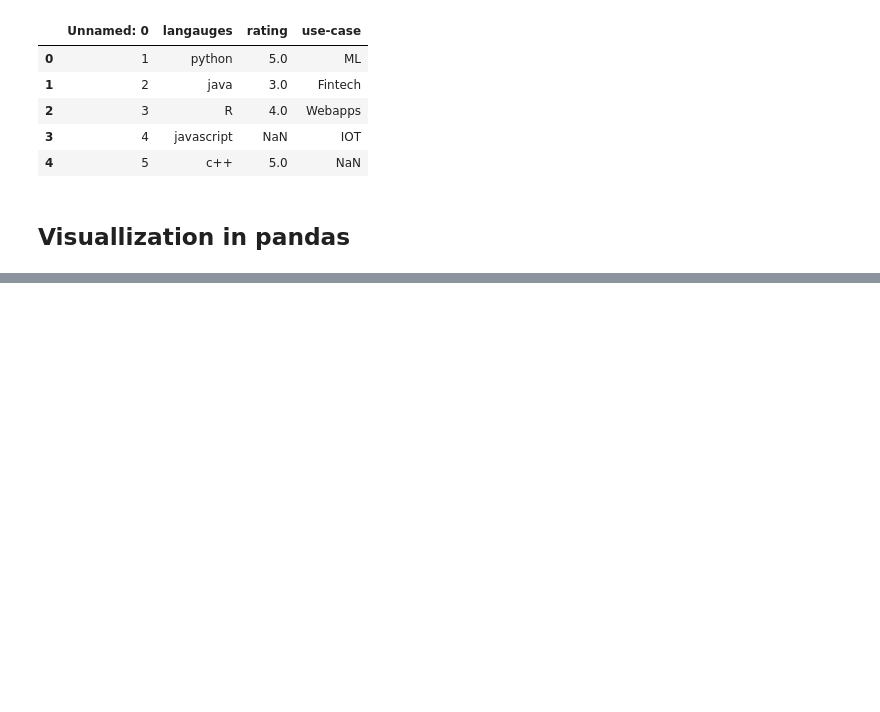
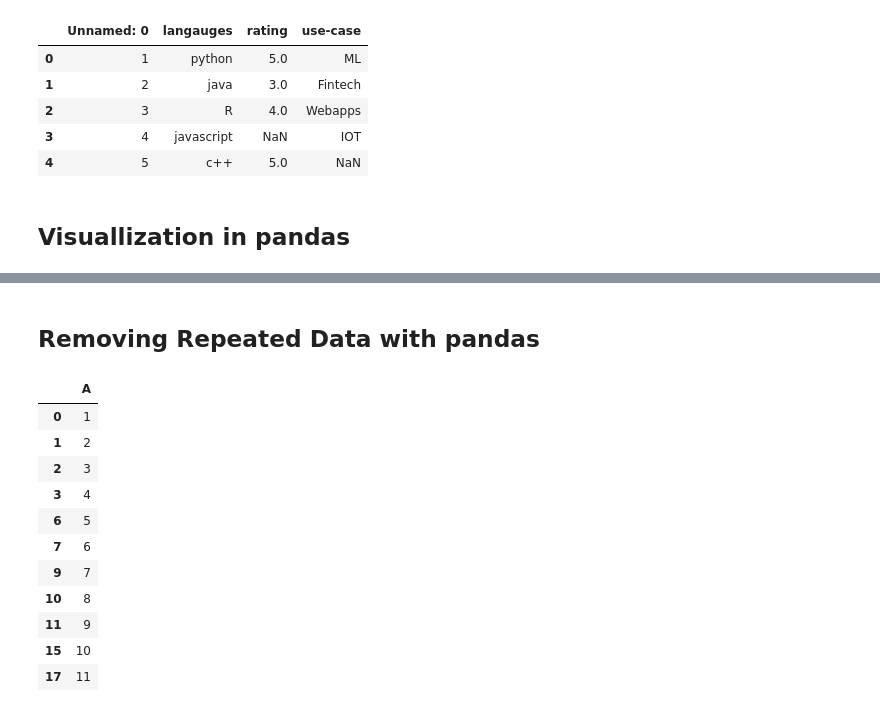
Before and after one commit to ikotun-dev/pandas, a Jupyter notebook: pandas_intro.ipynb, the cells around one changed output, grey strips where cells are left out. Saved outputs shown, nothing was run; the diff lists cells and outputs as text; code cells hidden in the pictures; blank space fills up the shorter version.

```diff
--- a/pandas_intro.ipynb
+++ b/pandas_intro.ipynb
@@ -290,0 +303,18 @@ ts = pd.Series(np.random.randn(50), index=p)
+# %% [markdown]
+## Removing Repeated Data with pandas
+# %%
+df = pd.DataFrame({ 'A' : [1,2,3,4,4,4,5,6,6,7,8,9,9,9,9,10,10,11]})
+df.loc[ df['A'].shift() != df['A'] ]
+# %% [output]
+|  | A |
+| 0 | 1 |
+| 1 | 2 |
+| 2 | 3 |
+| 3 | 4 |
+| 6 | 5 |
+| 7 | 6 |
+| 9 | 7 |
+| 10 | 8 |
+| 11 | 9 |
+| 15 | 10 |
+| 17 | 11 |
```
Also changed, not shown: parts of 4 cells of this notebook, 14 other files.
